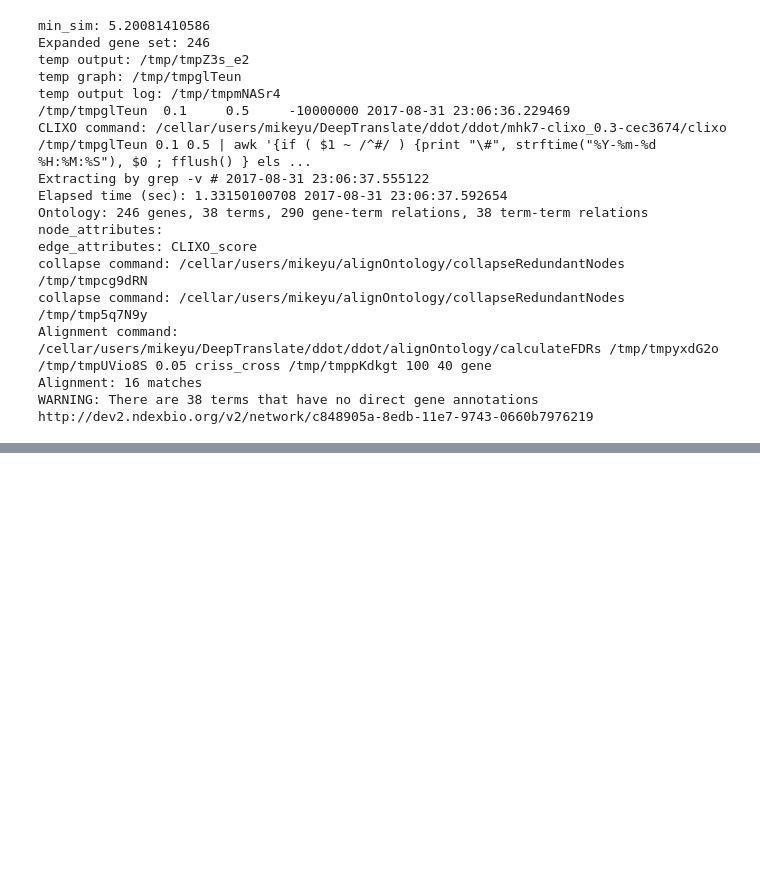
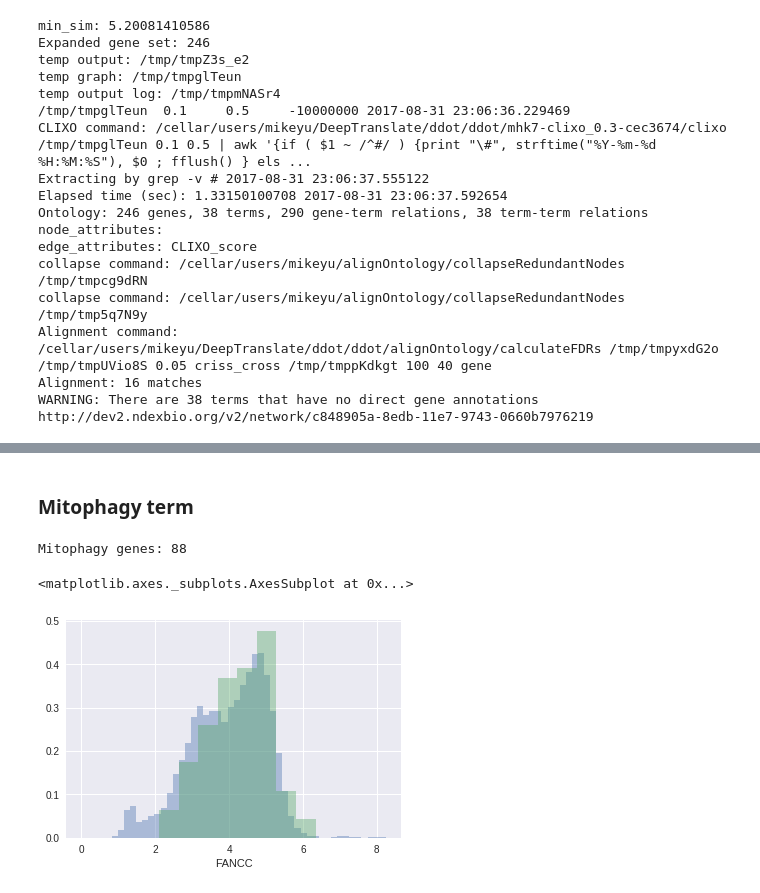
Before and after one commit to michaelkyu/ddot, a Jupyter notebook: examples/Construct_Fanconi_Anemia_Gene_Ontology.ipynb, the cells around one changed output, grey strips where cells are left out. Saved outputs shown, nothing was run; the diff lists cells and outputs as text; code cells hidden in the pictures; blank space fills up the shorter version.

```diff
--- a/examples/Construct_Fanconi_Anemia_Gene_Ontology.ipynb
+++ b/examples/Construct_Fanconi_Anemia_Gene_Ontology.ipynb
@@ -113,0 +374,11 @@ http://dev2.ndexbio.org/v2/network/c848905a-8edb-11e7-9743-0660b7976219
+# %% [markdown]
+### Mitophagy term
+# %%
+# Mitophagy term, GO:0000422
+print 'Mitophagy genes:', len([go_human.genes[g] for g in go_human.term_2_gene['GO:0000422']])
+sns.distplot(sim_df['FANCC'], kde=False, norm_hist=True)
+sns.distplot(sim_df.loc[[go_human.genes[g] for g in go_human.term_2_gene['GO:0000422']], 'FANCC'].dropna(), kde=False, norm_hist=True)
+# %% [output]
+Mitophagy genes: 88
+<matplotlib.axes._subplots.AxesSubplot at 0x...>
+[figure, added]
```
Also changed, not shown: parts of 50 cells of this notebook, 3 other files.
